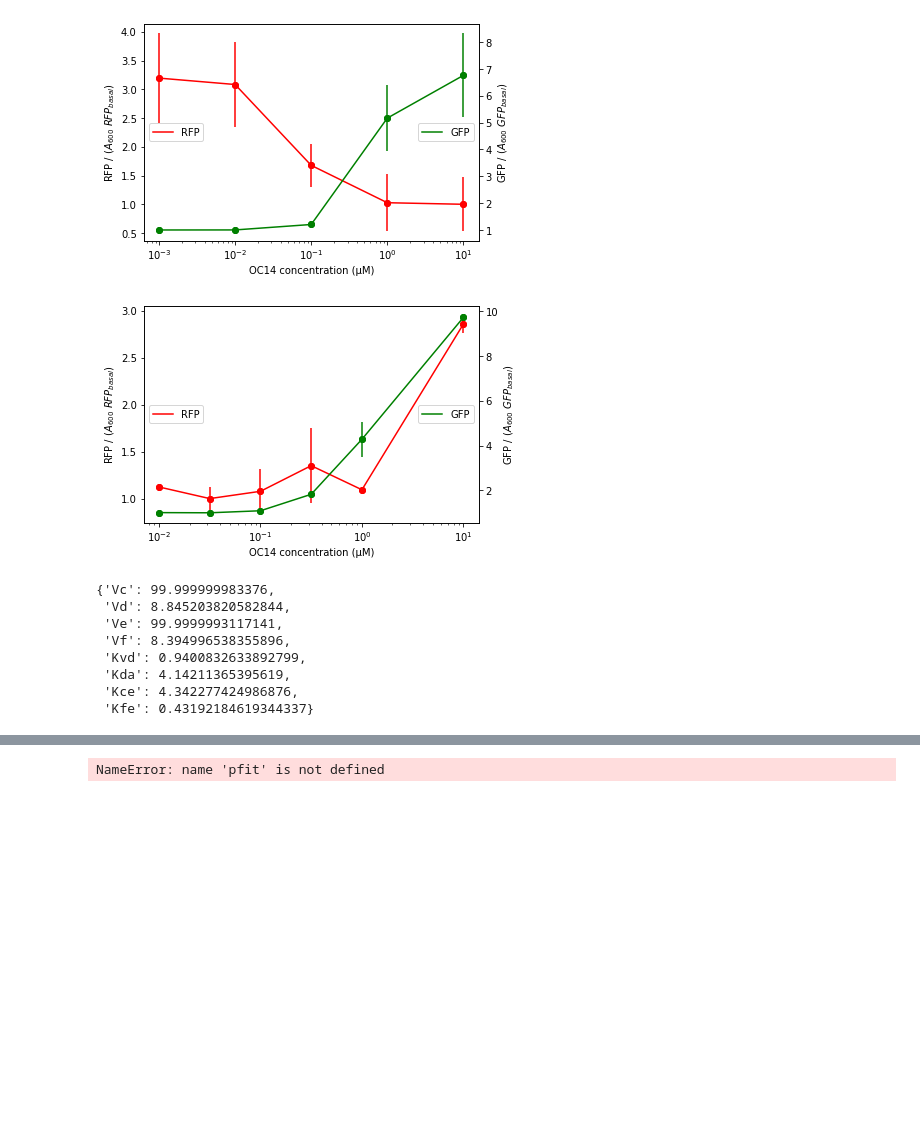
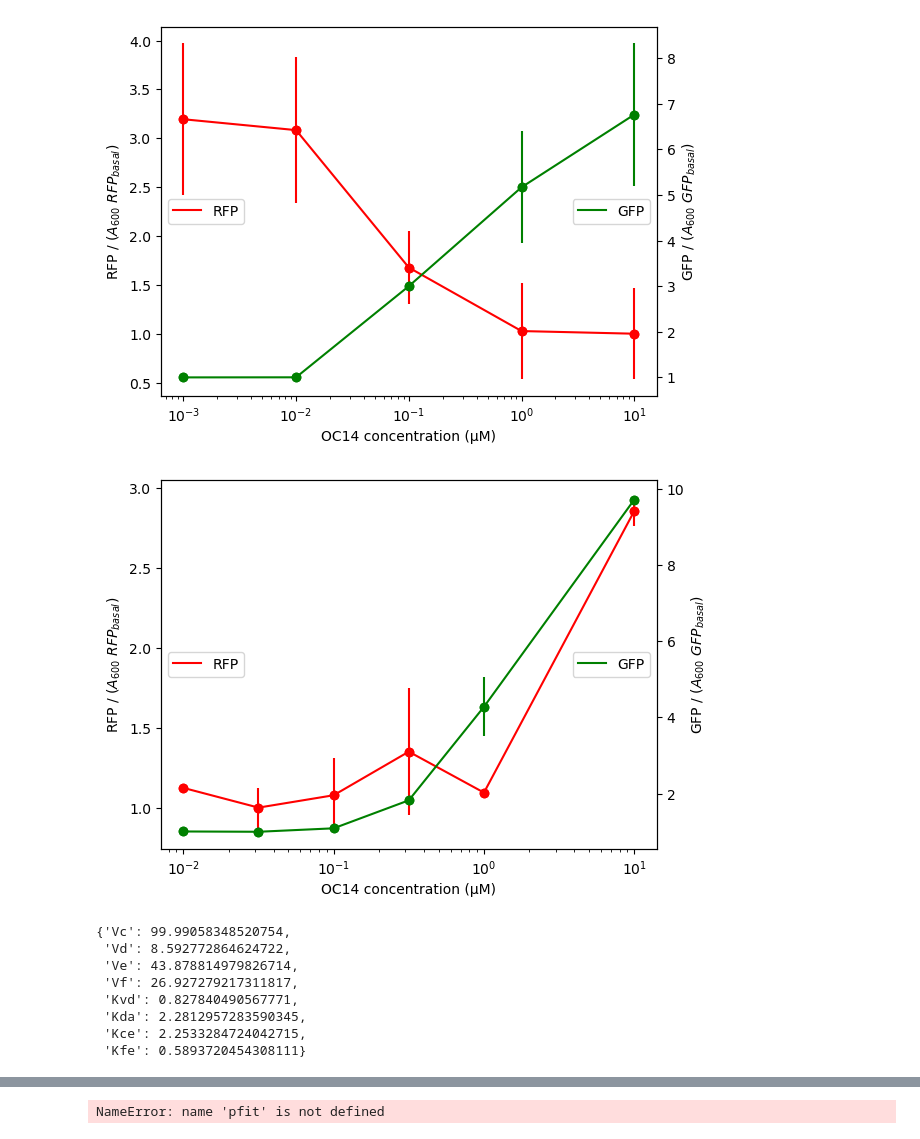
Before and after one commit to martinaoliver/modelling, a Jupyter notebook: 3954/paper/src/dose_response/fitToDf.ipynb, the cells around one changed output, grey strips where cells are left out. Saved outputs shown, nothing was run; the diff lists cells and outputs as text; code cells hidden in the pictures; blank space fills up the shorter version.

```diff
--- a/3954/paper/src/dose_response/fitToDf.ipynb
+++ b/3954/paper/src/dose_response/fitToDf.ipynb
@@ -64,17 +64,21 @@ def plotFitvsData(inducer,inducer_continuous, gfpExp_list, rfpExp_list, semGreen
 # %%
 doseResponseExp1 = pkl.load(open('input/liquid_culture/curatedData/nonTransferred_subcircuit1_circuit14_doseResponseOC14_-0.5ATC.pkl','rb'))
 OC14_list1= np.array(doseResponseExp1['OC14']); gfpExp_list1 = list(doseResponseExp1['mean_gfp']); rfpExp_list1 = list(doseResponseExp1['mean_rfp'])
 semGreen1 = doseResponseExp1['std_gfp']; semRed1 = doseResponseExp1['std_rfp']
+# gfpExp_list1[2]=3
+gfpExp_list1[2]=3
 plotData(OC14_list1, rfpExp_list1, gfpExp_list1, semRed1, semGreen1)
 
 
 doseResponseExp3 = pkl.load(open('input/liquid_culture/curatedData/nonTransferred_subcircuit3_circuit14_doseResponseOC14_-0.5ATC.pkl','rb'))
 OC14_list3= np.array(doseResponseExp3['OC14']); gfpExp_list3 = list(doseResponseExp3['mean_gfp']); rfpExp_list3 = list(doseResponseExp3['mean_rfp'])
 semGreen3 = doseResponseExp3['std_gfp']; semRed3 = doseResponseExp3['std_rfp']
 plotData(OC14_list3, rfpExp_list3, gfpExp_list3, semRed3, semGreen3)
+
+# rfpExp_list1[2]=3
 # %% [output]
-[figure, old version]
+[figure, new version]
-[figure, old version]
+[figure, new version]
 # %%
 
 nvd = 2
@@ -147,14 +151,14 @@ for param in popt:
     pfitDict[paramNames[popt.tolist().index(param)]] = param
 pfitDict
 # %% [output]
-{'Vc': 99.999999983376,
- 'Vd': 8.845203820582844,
- 'Ve': 99.9999993117141,
- 'Vf': 8.394996538355896,
- 'Kvd': 0.9400832633892799,
- 'Kda': 4.14211365395619,
- 'Kce': 4.342277424986876,
- 'Kfe': 0.43192184619344337}
+{'Vc': 99.99058348520754,
+ 'Vd': 8.592772864624722,
+ 'Ve': 43.878814979826714,
+ 'Vf': 26.927279217311817,
+ 'Kvd': 0.827840490567771,
+ 'Kda': 2.2812957283590345,
+ 'Kce': 2.2533284724042715,
+ 'Kfe': 0.5893720454308111}
 # %%
 fluorescenceFit = steadystate(OC14data_new, *popt)
 fluorescenceFit_continuous = steadystate(OC14data_continuous, *popt)
```
Also changed, not shown: parts of 7 cells of this notebook, 3 other files.
